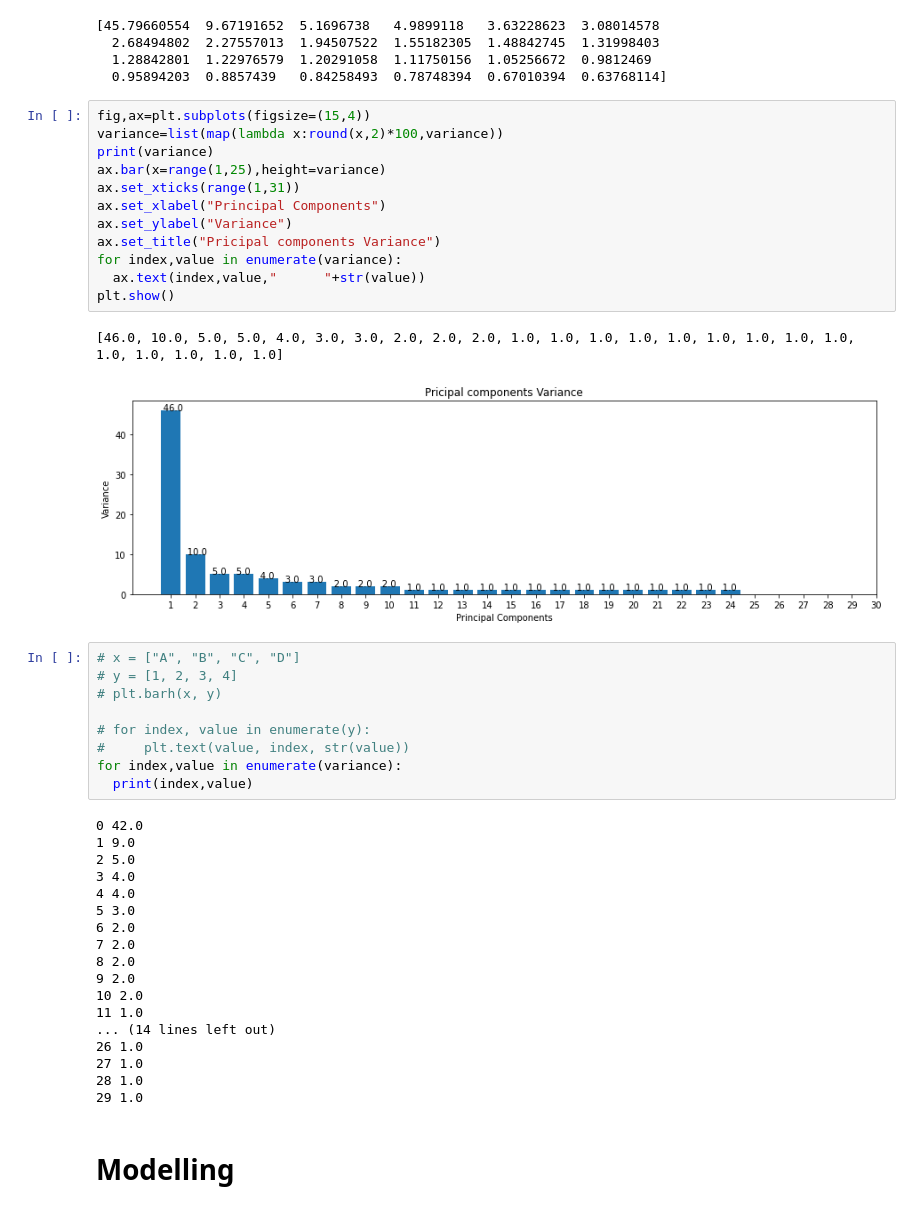
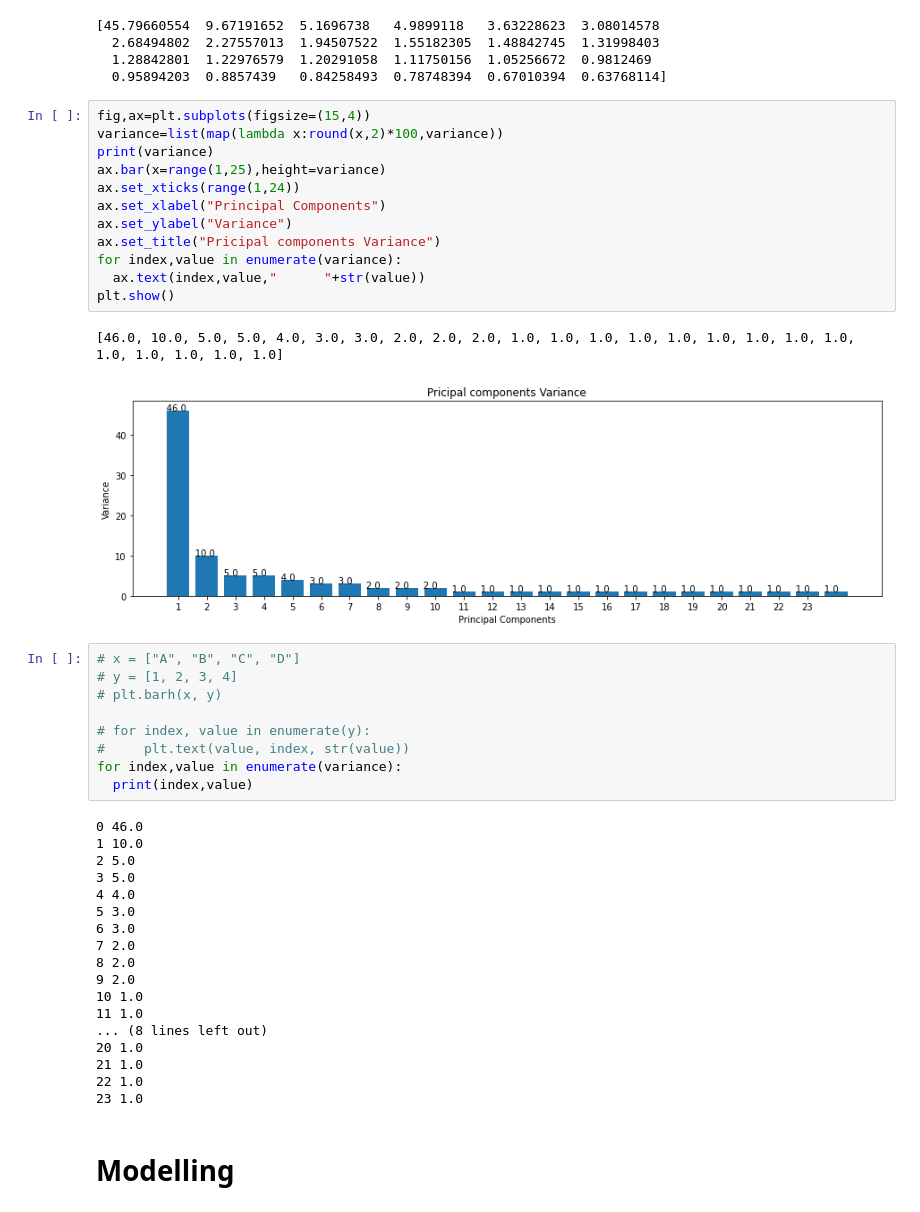
Before and after one commit to ajithpious/Colab-Notebooks, a Jupyter notebook: AI_final.ipynb, the cells around one changed output. Cells and saved outputs as stored; diff of their text form.

```diff
--- a/AI_final.ipynb
+++ b/AI_final.ipynb
@@ -217,18 +260,18 @@ print(variance*100)
 # %%
 fig,ax=plt.subplots(figsize=(15,4))
 variance=list(map(lambda x:round(x,2)*100,variance))
 print(variance)
 ax.bar(x=range(1,25),height=variance)
-ax.set_xticks(range(1,31))
+ax.set_xticks(range(1,24))
 ax.set_xlabel("Principal Components")
 ax.set_ylabel("Variance")
 ax.set_title("Pricipal components Variance")
 for index,value in enumerate(variance):
   ax.text(index,value,"      "+str(value))
 plt.show()
 # %% [output]
 [46.0, 10.0, 5.0, 5.0, 4.0, 3.0, 3.0, 2.0, 2.0, 2.0, 1.0, 1.0, 1.0, 1.0, 1.0, 1.0, 1.0, 1.0, 1.0, 1.0, 1.0, 1.0, 1.0, 1.0]
-[figure, old version]
+[figure, new version]
 # %%
 # x = ["A", "B", "C", "D"]
 # y = [1, 2, 3, 4]
@@ -239,23 +282,23 @@ plt.show()
 for index,value in enumerate(variance):
   print(index,value)
 # %% [output]
-0 42.0
-1 9.0
+0 46.0
+1 10.0
 2 5.0
-3 4.0
+3 5.0
 4 4.0
 5 3.0
-6 2.0
+6 3.0
 7 2.0
 8 2.0
 9 2.0
-10 2.0
+10 1.0
 11 1.0
-... (14 lines left out)
-26 1.0
-27 1.0
-28 1.0
-29 1.0
+... (8 lines left out)
+20 1.0
+21 1.0
+22 1.0
+23 1.0
 # %% [markdown]
 # Modelling
 # %%
```
Also changed, not shown: parts of 11 cells of this notebook.
